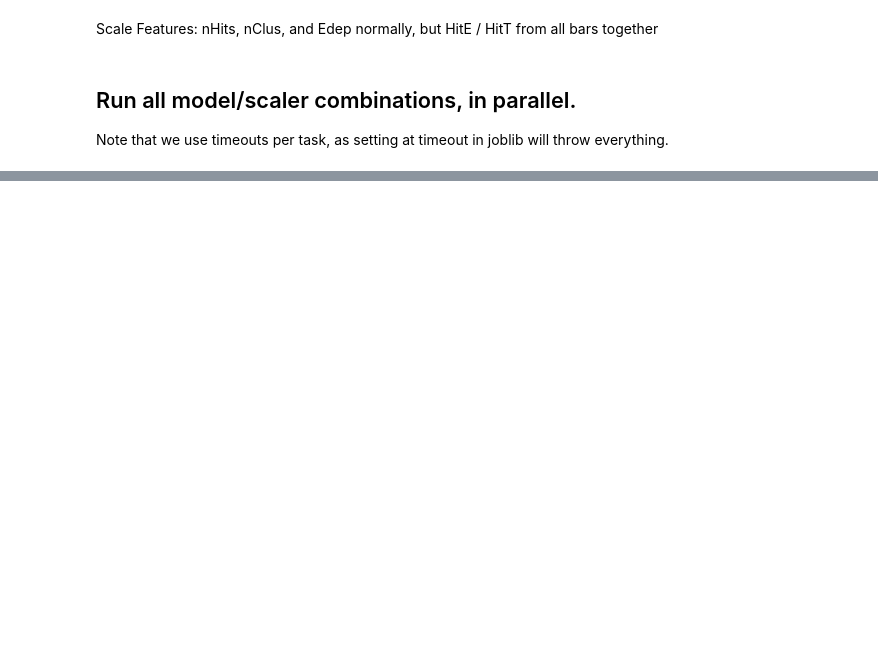
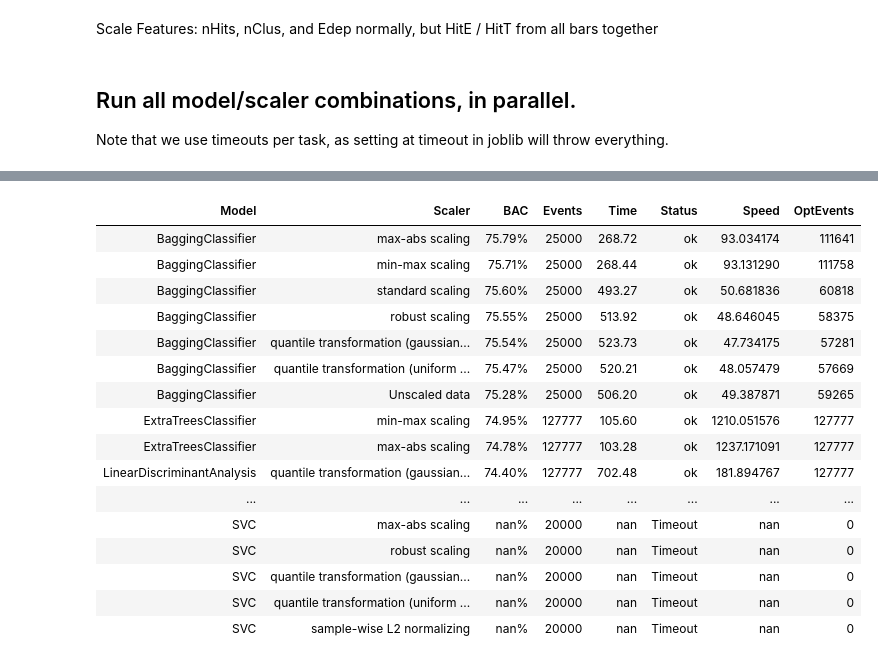
Before and after one commit to janmayer/NeuLAND-reconstruction-ml, a Jupyter notebook: bars/02b-scikitlearn-multiplicity-barstri.ipynb, the cells around one changed output, grey strips where cells are left out. Drawn from its saved outputs; the diff is of its cells as text; code cells hidden in the pictures; blank space fills up the shorter version.

```diff
--- a/bars/02b-scikitlearn-multiplicity-barstri.ipynb
+++ b/bars/02b-scikitlearn-multiplicity-barstri.ipynb
@@ -215,14 +215,7 @@ def with_timeout(timeout):
 
     return decorator
 # %%
-MEDIHEAD = 50000
-SLOWHEAD = 5000
 label = "nPN"
-
-y_train_fast = traindata[[label]].values.ravel()
-y_train_medi = traindata.head(MEDIHEAD)[[label]].values.ravel()
-y_train_slow = traindata.head(SLOWHEAD)[[label]].values.ravel()
-y_test = testdata[[label]].values.ravel()
 
 
 @with_timeout(1200 * 2)
@@ -233,16 +226,11 @@ def train_model(mname, modelorg, speed, sname, x_train, x_test):
     try:
         model = sklearn.base.clone(modelorg)
         start = time.time()
-        if speed == "slow":
-            model.fit(x_train[0:SLOWHEAD], y_train_slow)
-        elif speed == "medi":
-            model.fit(x_train[0:MEDIHEAD], y_train_medi)
-        elif speed == "fast":
-            model.fit(x_train, y_train_fast)
+        model.fit(x_train[0:speed], traindata.head(speed)[[label]].values.ravel())
         end = time.time()
 
         y_pred = model.predict(x_test)
-        y_true = y_test
+        y_true = testdata[[label]].values.ravel()
 
         bac = sklearn.metrics.balanced_accuracy_score(y_true, y_pred)
         return (mname, sname, bac, speed, (end - start), "ok")
@@ -308,9 +325,37 @@ for mname, modelorg, speed in models_o:
 # %%
 results = results_a1 + results_a2 + results_b + results_s + results_o
 resultsdf = pd.DataFrame(results)
 pd.options.display.max_rows = 999
-resultsdf.columns = ["Model", "Scaler", "BAC", "Speed", "Time", "Status"]
+resultsdf.columns = ["Model", "Scaler", "BAC", "Events", "Time", "Status"]
+
+max_events = traindata.shape[0]
+resultsdf.loc[resultsdf["Events"] > max_events, "Events"] = max_events
+resultsdf["Speed"] = resultsdf["Events"] / resultsdf["Time"]
+resultsdf["OptEvents"] = resultsdf["Speed"] * 1200
+resultsdf["OptEvents"] = resultsdf["OptEvents"].apply(lambda x: (0 if math.isnan(x) else round(x, 0)))
+resultsdf["OptEvents"] = resultsdf["OptEvents"].astype("int")
+resultsdf.loc[resultsdf["OptEvents"] > max_events, "OptEvents"] = max_events
+
 resultsdf.sort_values(by=["BAC", "Time"], ascending=[False, True], inplace=True)
+# resultsdf.sort_values(by=["Model", "Scaler"], ascending=[True, True], inplace=True)
 resultsdf.style.hide_index().format({"BAC": "{:.2%}", "Time": "{:.2f}"}).bar(subset=["BAC"], color="lightgreen").bar(
     subset=["Time"], color="lightblue"
 )
+# %% [output]
+| Model | Scaler | BAC | Events | Time | Status | Speed | OptEvents |
+| BaggingClassifier | max-abs scaling | 75.79% | 25000 | 268.72 | ok | 93.034174 | 111641 |
+| BaggingClassifier | min-max scaling | 75.71% | 25000 | 268.44 | ok | 93.131290 | 111758 |
+| BaggingClassifier | standard scaling | 75.60% | 25000 | 493.27 | ok | 50.681836 | 60818 |
+| BaggingClassifier | robust scaling | 75.55% | 25000 | 513.92 | ok | 48.646045 | 58375 |
+| BaggingClassifier | quantile transformation (gaussian... | 75.54% | 25000 | 523.73 | ok | 47.734175 | 57281 |
+| BaggingClassifier | quantile transformation (uniform ... | 75.47% | 25000 | 520.21 | ok | 48.057479 | 57669 |
+| BaggingClassifier | Unscaled data | 75.28% | 25000 | 506.20 | ok | 49.387871 | 59265 |
+| ExtraTreesClassifier | min-max scaling | 74.95% | 127777 | 105.60 | ok | 1210.051576 | 127777 |
+| ExtraTreesClassifier | max-abs scaling | 74.78% | 127777 | 103.28 | ok | 1237.171091 | 127777 |
+| LinearDiscriminantAnalysis | quantile transformation (gaussian... | 74.40% | 127777 | 702.48 | ok | 181.894767 | 127777 |
+| ... | ... | ... | ... | ... | ... | ... | ... |
+| SVC | max-abs scaling | nan% | 20000 | nan | Timeout | nan | 0 |
+| SVC | robust scaling | nan% | 20000 | nan | Timeout | nan | 0 |
+| SVC | quantile transformation (gaussian... | nan% | 20000 | nan | Timeout | nan | 0 |
+| SVC | quantile transformation (uniform ... | nan% | 20000 | nan | Timeout | nan | 0 |
+| SVC | sample-wise L2 normalizing | nan% | 20000 | nan | Timeout | nan | 0 |
```
Also changed, not shown: parts of 14 cells of this notebook.
